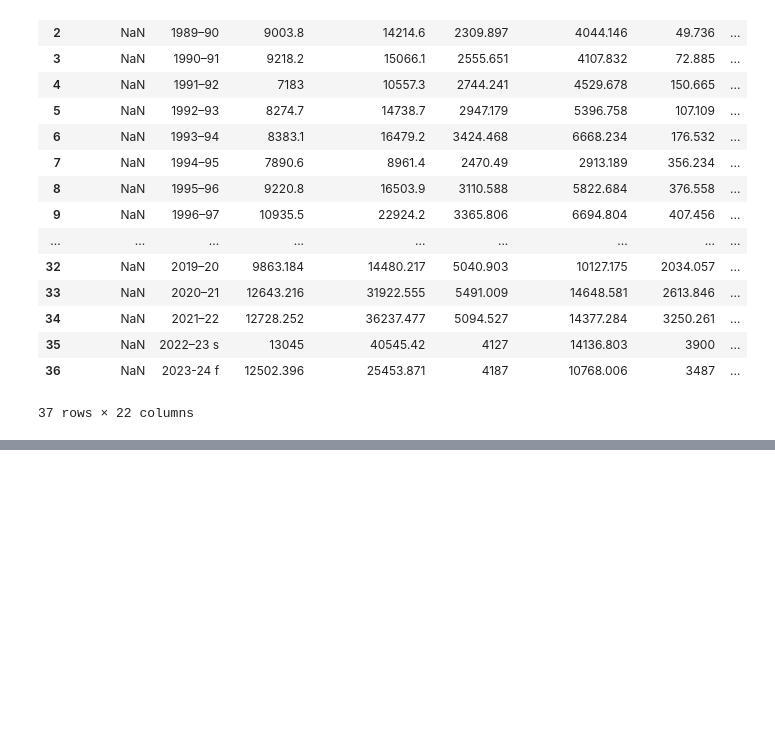
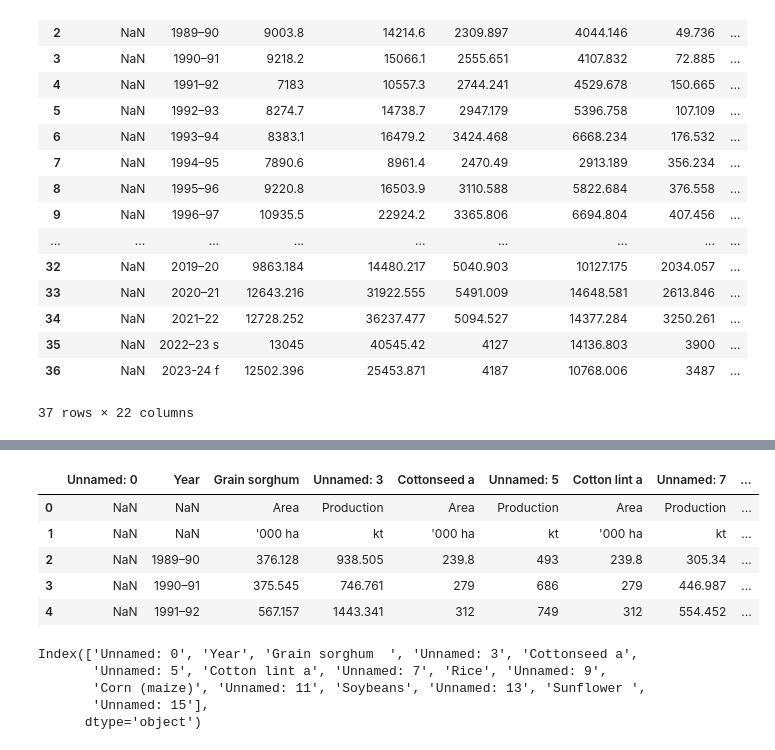
Before and after one commit to Moisebea/Crop_Report, a Jupyter notebook: OneDrive/Documents/Bureau/ABARES Dec Crop Report/Scraping_data.ipynb, the cells around one changed output, grey strips where cells are left out. Saved outputs shown, nothing was run; the diff lists cells and outputs as text; code cells hidden in the pictures; blank space fills up the shorter version.

```diff
--- a/OneDrive/Documents/Bureau/ABARES Dec Crop Report/Scraping_data.ipynb
+++ b/OneDrive/Documents/Bureau/ABARES Dec Crop Report/Scraping_data.ipynb
@@ -899,0 +997,18 @@ table_11 = Table_11.copy()
+# %%
+Table_12 = pd.read_excel(fichier, sheet_name='Table 12', skiprows=7, skipfooter=1)
+Table_12.head()
+# %% [output]
+|  | Unnamed: 0 | Year | Grain sorghum | Unnamed: 3 | Cottonseed a | Unnamed: 5 | Cotton lint a | Unnamed: 7 | ... |
+| 0 | NaN | NaN | Area | Production | Area | Production | Area | Production | ... |
+| 1 | NaN | NaN | '000 ha | kt | '000 ha | kt | '000 ha | kt | ... |
+| 2 | NaN | 1989–90 | 376.128 | 938.505 | 239.8 | 493 | 239.8 | 305.34 | ... |
+| 3 | NaN | 1990–91 | 375.545 | 746.761 | 279 | 686 | 279 | 446.987 | ... |
+| 4 | NaN | 1991–92 | 567.157 | 1443.341 | 312 | 749 | 312 | 554.452 | ... |
+# %%
+Table_12.columns
+# %% [output]
+Index(['Unnamed: 0', 'Year', 'Grain sorghum  ', 'Unnamed: 3', 'Cottonseed a',
+       'Unnamed: 5', 'Cotton lint a', 'Unnamed: 7', 'Rice', 'Unnamed: 9',
+       'Corn (maize)', 'Unnamed: 11', 'Soybeans', 'Unnamed: 13', 'Sunflower ',
+       'Unnamed: 15'],
+      dtype='object')
```
Also changed, not shown: parts of 33 cells of this notebook, 3 other files.
